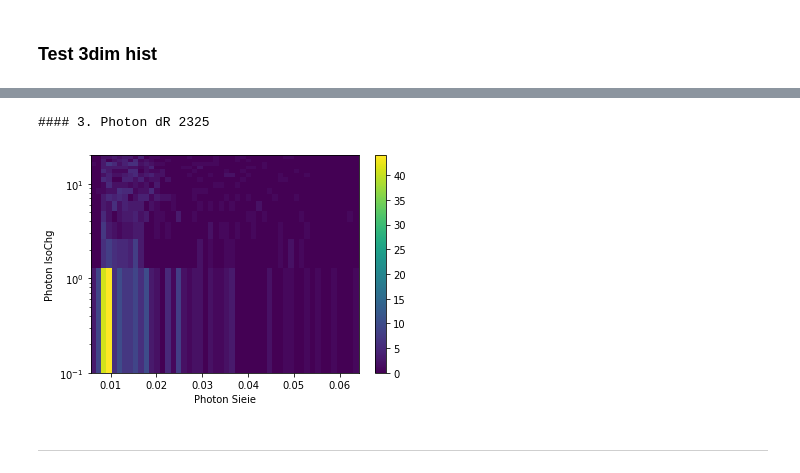
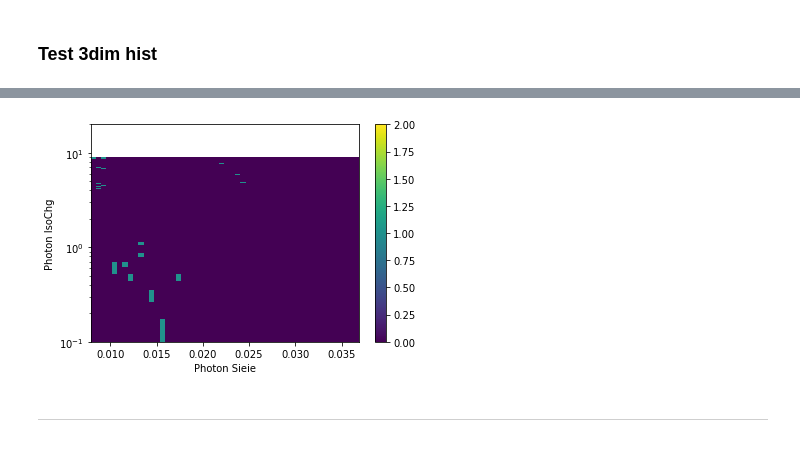
Before and after one commit to JW-corp/J.W_Analysis, a Jupyter notebook: Coffea_WZG/Jupyter/Test_Real_template.ipynb, the cells around one changed output, grey strips where cells are left out. Drawn from its saved outputs; the diff is of its cells as text; code cells hidden in the pictures.

Commit message:
Real Photon template -beta-

```diff
--- a/Coffea_WZG/Jupyter/Test_Real_template.ipynb
+++ b/Coffea_WZG/Jupyter/Test_Real_template.ipynb
@@ -149,0 +270,11 @@ Photon  = Photon[Photon_mask]
+# %%
+PhoSelmask = PT_mask  & isgap_mask &  Pixel_seed_mask & dr_pho_ele_mask & dr_pho_mu_mask & Photon_template_mask
+Photon = Photon[PhoSelmask]
+# %%
+# Apply cut 3
+A_photon_mask = ak.num(Photon) > 0
+Electron = Electron[A_photon_mask ]
+Photon   = Photon[A_photon_mask]
+Jet = Jet[A_photon_mask]
+Muon = Muon[A_photon_mask]
+MET = MET[A_photon_mask]
@@ -319,28 +427,19 @@ def make_DR(ele1,ele2,pho,jet):
-# %%
-dR_mask,dR_e1pho,dR_e2pho,dR_phojet  = make_DR(leading_ele,subleading_ele,Photon,Jet)
-Photon = Photon[dR_mask]
-# %%
-Ele_channel_events  = Ele_channel_events[ak.num(Photon) > 0]
-Diele               = Diele[ak.num(Photon) > 0]
-Jet                 = Jet[ak.num(Photon) > 0]
-MET                 = MET[ak.num(Photon) > 0]
-Photon              = Photon[ak.num(Photon) > 0] # Beware the order! Photon must be located last!
-# %%
-print("#### 3. Photon dR {0}".format(len(Ele_channel_events)))
-# %% [output]
-#### 3. Photon dR 2325
 # %%
 from matplotlib.colors import LogNorm
 fig, ax = plt.subplots()
 
-h = ax.hist2d(flat_dim(Photon.sieie),flat_dim(Photon.pfRelIso03_chg * Photon.pt),bins=(50,100))
+sieie = ak.to_numpy(ak.flatten(Photon.sieie))
+Isochg = ak.to_numpy(ak.flatten(Photon.pfRelIso03_chg * Photon.pt))
+
+
+h = ax.hist2d(sieie,Isochg,bins=(50,100))
 plt.xlabel('Photon Sieie')
 plt.ylim(0.1,20)
 plt.yscale('log')
 plt.ylabel('Photon IsoChg')
 fig.colorbar(h[3],ax=ax)
 plt.show()
 # %% [output]
-[figure, old version]
+[figure, new version]
 # %% [markdown]
 ---
```
Also changed, not shown: parts of 41 cells of this notebook.
